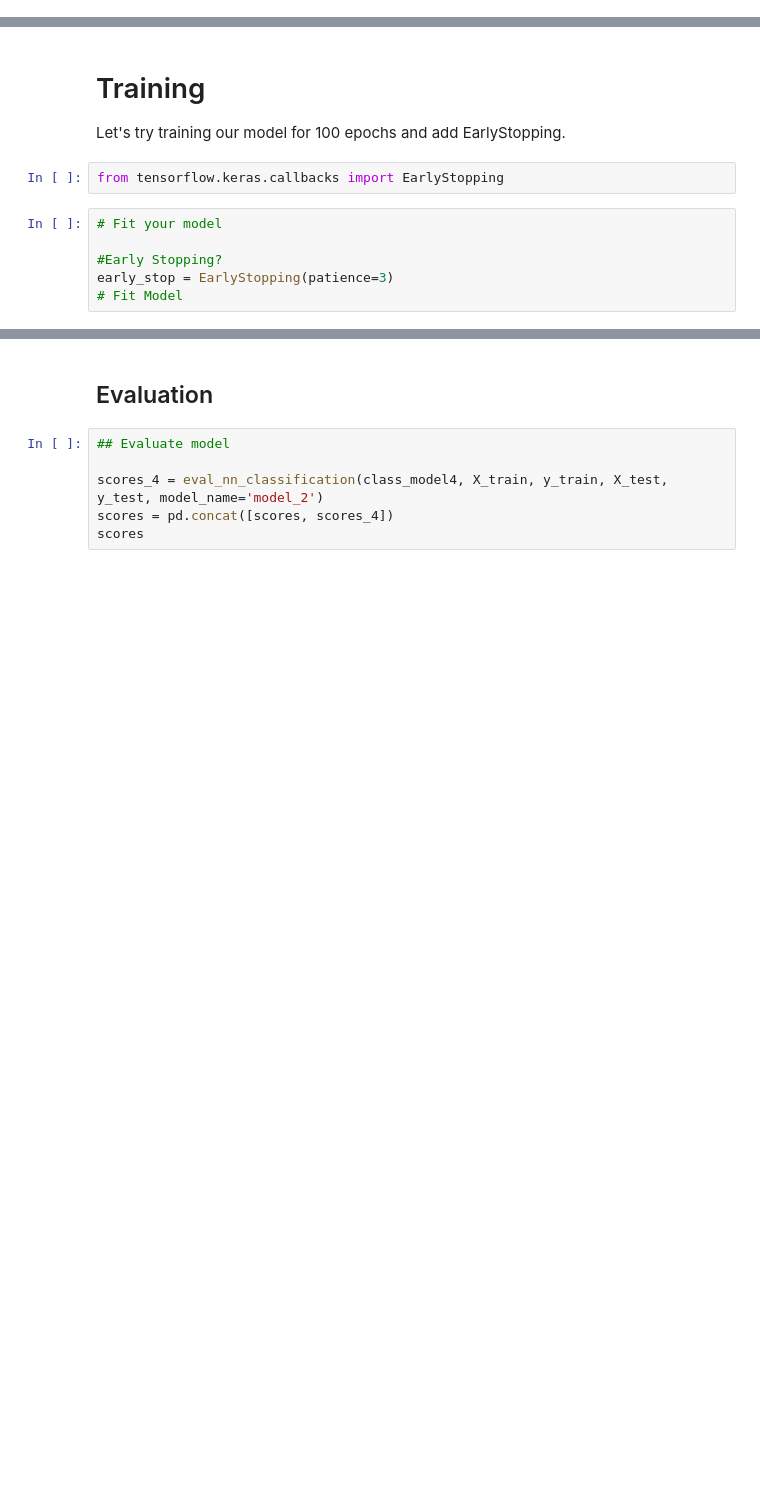
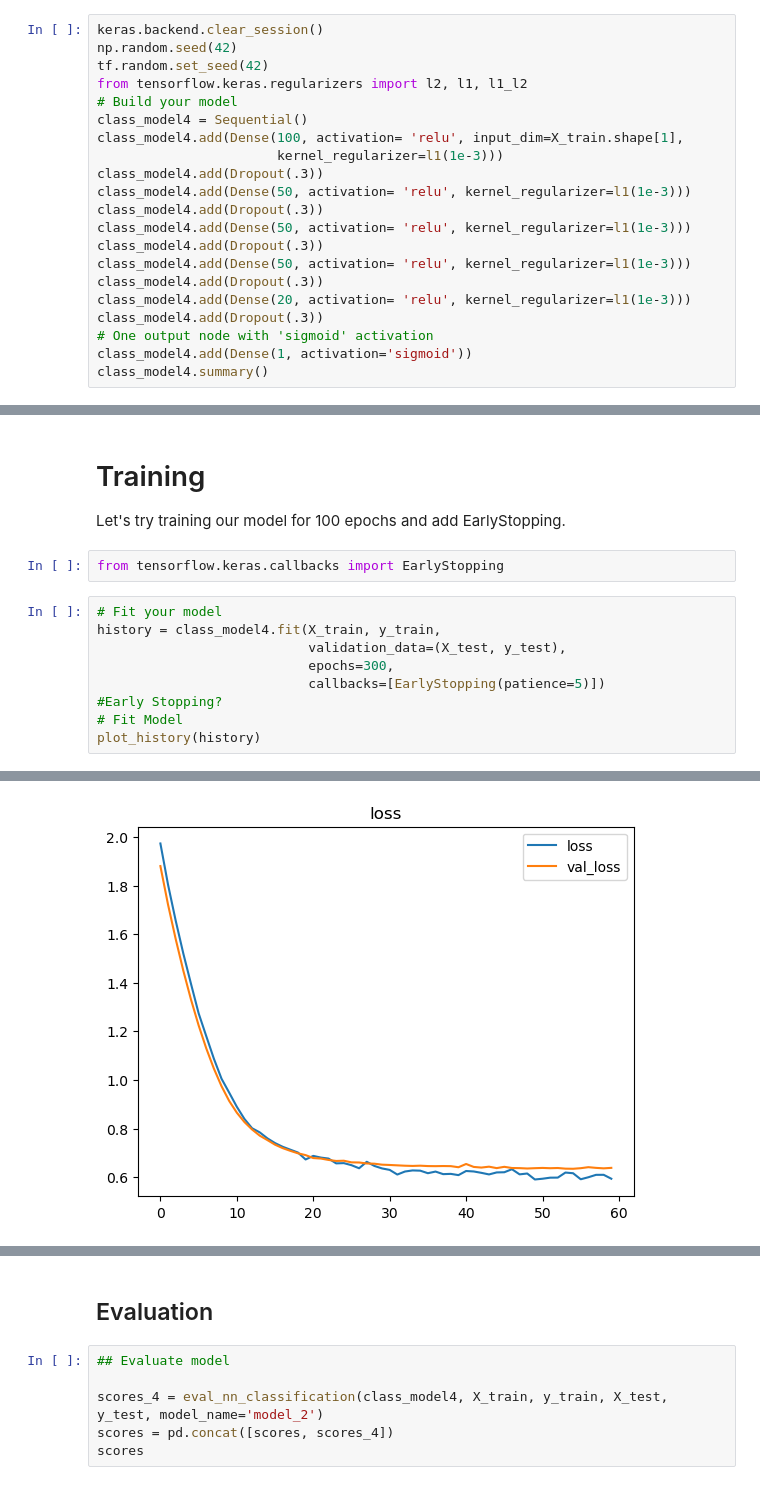
Before and after one commit to Caellwyn/intermediate-ml-wk-03-deep-learning-codealongs, a Jupyter notebook: IN CLASS Lecture 2 - Tuning Neural Networks.ipynb, the cells around one changed output, grey strips where cells are left out. Saved outputs shown, nothing was run; the diff lists cells and outputs as text; blank space fills up the shorter version.

```diff
--- a/IN CLASS Lecture 2 - Tuning Neural Networks.ipynb
+++ b/IN CLASS Lecture 2 - Tuning Neural Networks.ipynb
@@ -349,0 +625,21 @@ class_model4.summary()
+# %%
+keras.backend.clear_session()
+np.random.seed(42)
+tf.random.set_seed(42)
+from tensorflow.keras.regularizers import l2, l1, l1_l2
+# Build your model
+class_model4 = Sequential()
+class_model4.add(Dense(100, activation= 'relu', input_dim=X_train.shape[1],
+                       kernel_regularizer=l1(1e-3)))
+class_model4.add(Dropout(.3))
+class_model4.add(Dense(50, activation= 'relu', kernel_regularizer=l1(1e-3)))
+class_model4.add(Dropout(.3))
+class_model4.add(Dense(50, activation= 'relu', kernel_regularizer=l1(1e-3)))
+class_model4.add(Dropout(.3))
+class_model4.add(Dense(50, activation= 'relu', kernel_regularizer=l1(1e-3)))
+class_model4.add(Dropout(.3))
+class_model4.add(Dense(20, activation= 'relu', kernel_regularizer=l1(1e-3)))
+class_model4.add(Dropout(.3))
+# One output node with 'sigmoid' activation
+class_model4.add(Dense(1, activation='sigmoid'))
+class_model4.summary()
@@ -368,9 +682,13 @@ class_model4.compile(optimizer= 'adam', loss = 'bce', metrics= ['acc', precision
 Let's try training our model for 100 epochs and add EarlyStopping.
 # %%
 from tensorflow.keras.callbacks import EarlyStopping
-# %%
-# Fit your model
-
-#Early Stopping?
-early_stop = EarlyStopping(patience=3)
-# Fit Model
+# %%
+# Fit your model
+history = class_model4.fit(X_train, y_train,
+                           validation_data=(X_test, y_test),
+                           epochs=300,
+                           callbacks=[EarlyStopping(patience=5)])
+#Early Stopping?
+# Fit Model
+plot_history(history)
+# %% [output]
@@ -376,0 +712 @@ early_stop = EarlyStopping(patience=3)
+[figure, added]
```
Also changed, not shown: parts of 29 cells of this notebook.
